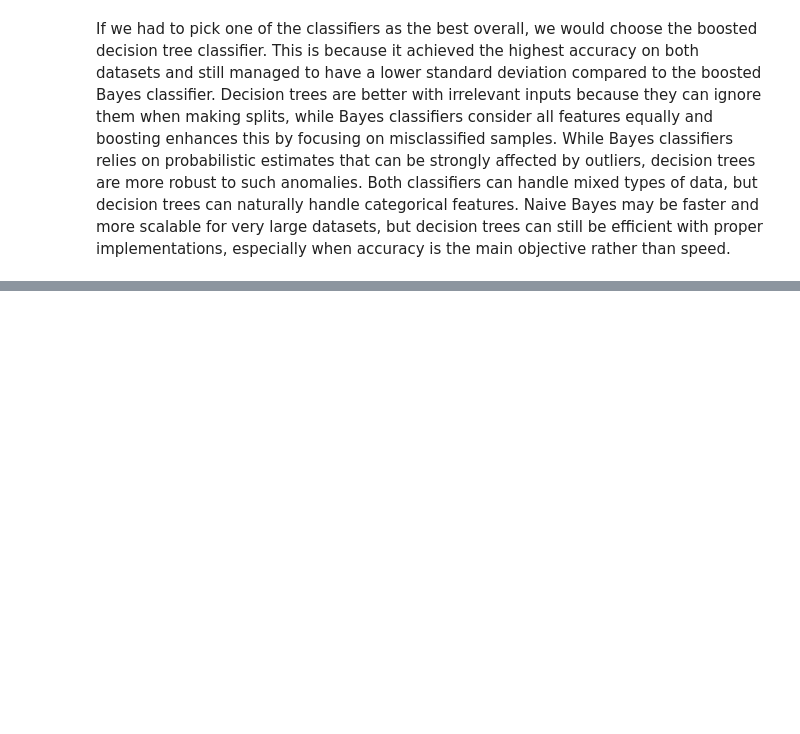
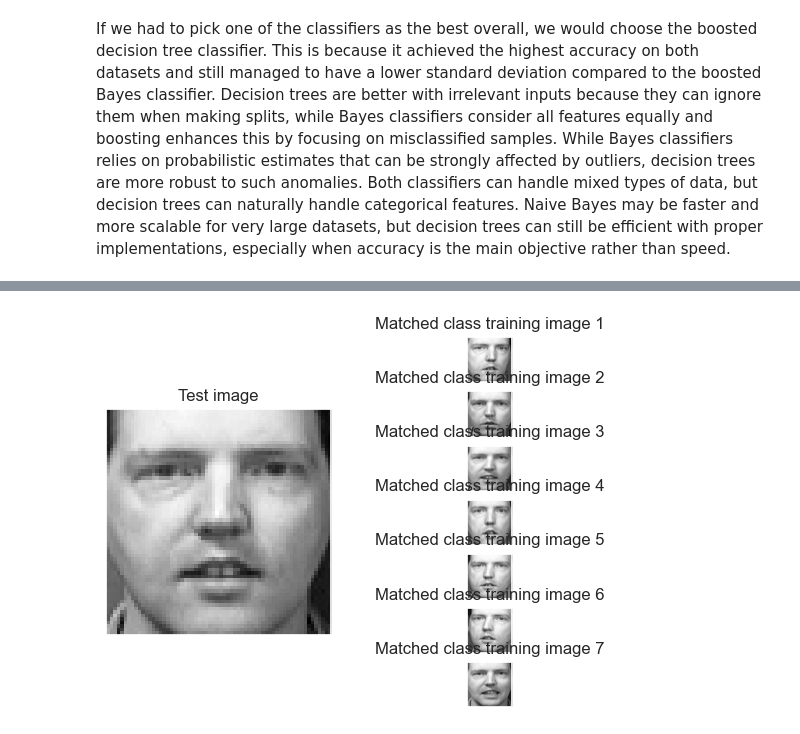
Before and after one commit to david-bazalduaa/Lab-3-Bayes-Classifier, a Jupyter notebook: Assignment 3.ipynb, the cells around one changed output, grey strips where cells are left out. Cells and saved outputs as stored; diff of their text form; code cells hidden in the pictures; blank space fills up the shorter version.

```diff
--- a/Assignment 3.ipynb
+++ b/Assignment 3.ipynb
@@ -432,0 +463,19 @@ If we had to pick one of the classifiers as the best overall, we would choose th
+# %%
+%matplotlib inline
+X,y,pcadim = fetchDataset('olivetti') # fetch the olivetti data
+xTr,yTr,xTe,yTe,trIdx,teIdx = trteSplitEven(X,y,0.7) # split into training and testing
+pca = decomposition.PCA(n_components=20) # use PCA to reduce the dimension to 20
+pca.fit(xTr) # use training data to fit the transform
+xTrpca = pca.transform(xTr) # apply on training data
+xTepca = pca.transform(xTe) # apply on test data
+# use our pre-defined decision tree classifier together with the implemented
+# boosting to classify data points in the training data
+classifier = BoostClassifier(DecisionTreeClassifier(), T=10).trainClassifier(xTrpca, yTr)
+yPr = classifier.classify(xTepca)
+# choose a test point to visualize
+testind = random.randint(0, xTe.shape[0]-1)
+# visualize the test point together with the training points used to train
+# the class that the test point was classified to belong to
+visualizeOlivettiVectors(xTr[yTr == yPr[testind],:], xTe[testind,:])
+# %% [output]
+[figure, added]
```
Also changed, not shown: parts of 6 cells of this notebook, 1 other file.
